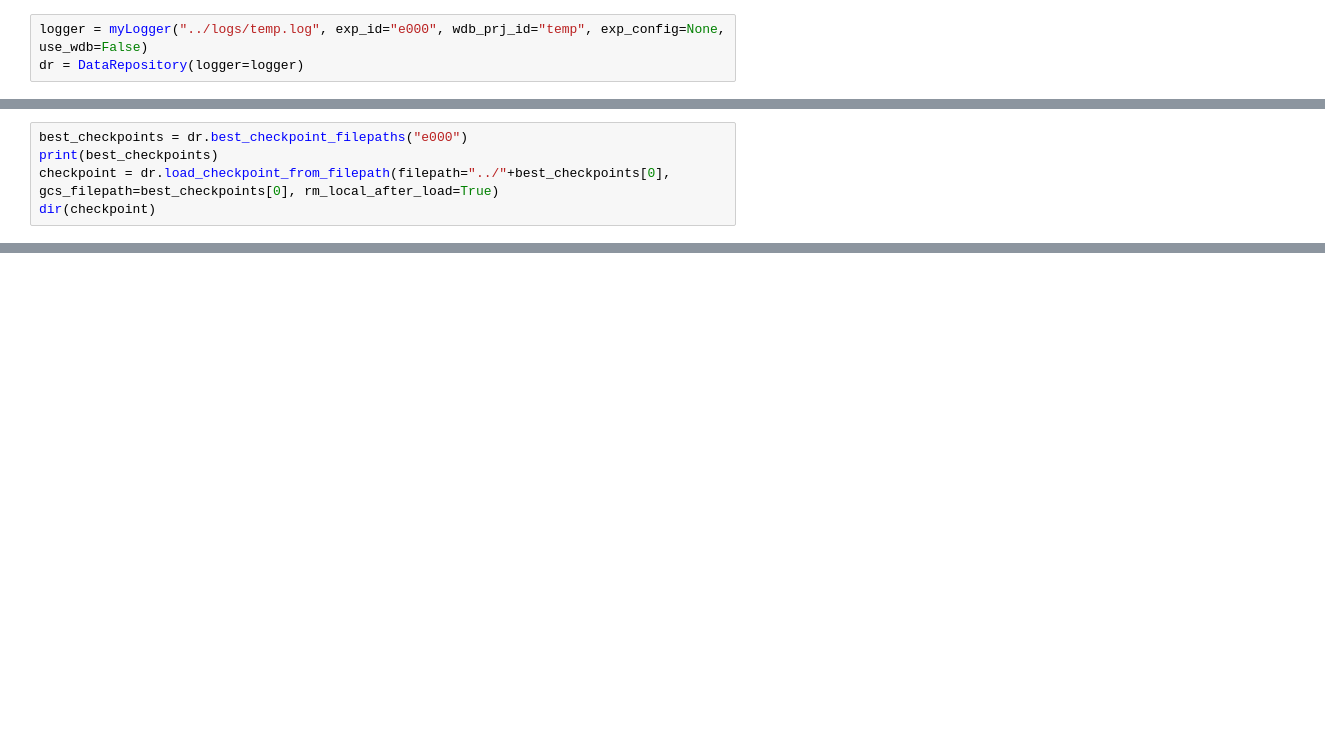
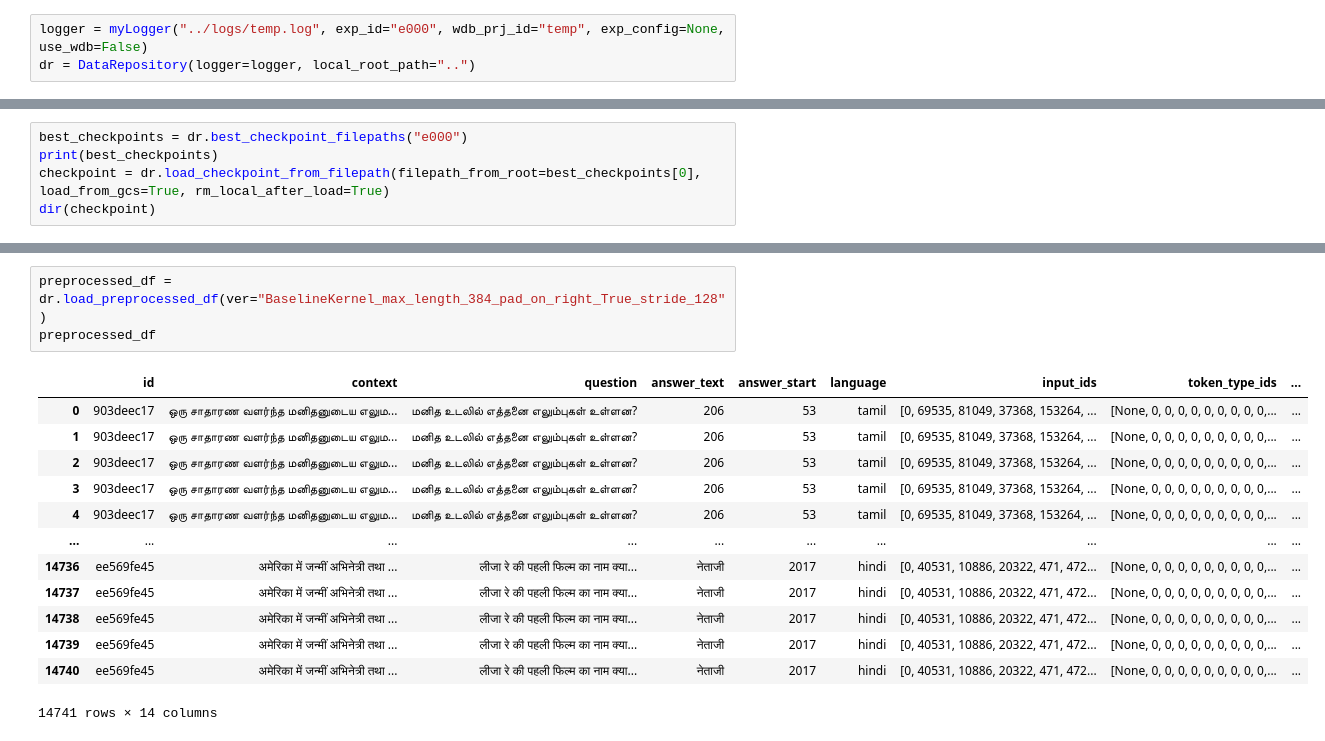
Before and after one commit to guchio3/kaggle-chaii-2021, a Jupyter notebook: notebooks/postprocess_debug.ipynb, the cells around one changed output, grey strips where cells are left out. Cells and saved outputs as stored; diff of their text form; blank space fills up the shorter version.

```diff
--- a/notebooks/postprocess_debug.ipynb
+++ b/notebooks/postprocess_debug.ipynb
@@ -38,4 +21,4 @@ dataclasses.FrozenInstanceError: cannot assign to field '__class__'
 # %%
 logger = myLogger("../logs/temp.log", exp_id="e000", wdb_prj_id="temp", exp_config=None, use_wdb=False)
-dr = DataRepository(logger=logger)
+dr = DataRepository(logger=logger, local_root_path="..")
 # %% [output]
@@ -46,6 +26,6 @@ dr = DataRepository(logger=logger)
 # %%
 best_checkpoints = dr.best_checkpoint_filepaths("e000")
 print(best_checkpoints)
-checkpoint = dr.load_checkpoint_from_filepath(filepath="../"+best_checkpoints[0], gcs_filepath=best_checkpoints[0], rm_local_after_load=True)
+checkpoint = dr.load_checkpoint_from_filepath(filepath_from_root=best_checkpoints[0], load_from_gcs=True, rm_local_after_load=True)
 dir(checkpoint)
 # %% [output]
@@ -61,0 +92,17 @@ TypeError: __init__() missing 2 required positional arguments: 'fold' and 'epoch
+# %%
+preprocessed_df = dr.load_preprocessed_df(ver="BaselineKernel_max_length_384_pad_on_right_True_stride_128")
+preprocessed_df
+# %% [output]
+|  | id | context | question | answer_text | answer_start | language | input_ids | token_type_ids | ... |
+| 0 | 903deec17 | ஒரு சாதாரண வளர்ந்த மனிதனுடைய எலும... | மனித உடலில் எத்தனை எலும்புகள் உள்ளன? | 206 | 53 | tamil | [0, 69535, 81049, 37368, 153264, ... | [None, 0, 0, 0, 0, 0, 0, 0, 0, 0,... | ... |
+| 1 | 903deec17 | ஒரு சாதாரண வளர்ந்த மனிதனுடைய எலும... | மனித உடலில் எத்தனை எலும்புகள் உள்ளன? | 206 | 53 | tamil | [0, 69535, 81049, 37368, 153264, ... | [None, 0, 0, 0, 0, 0, 0, 0, 0, 0,... | ... |
+| 2 | 903deec17 | ஒரு சாதாரண வளர்ந்த மனிதனுடைய எலும... | மனித உடலில் எத்தனை எலும்புகள் உள்ளன? | 206 | 53 | tamil | [0, 69535, 81049, 37368, 153264, ... | [None, 0, 0, 0, 0, 0, 0, 0, 0, 0,... | ... |
+| 3 | 903deec17 | ஒரு சாதாரண வளர்ந்த மனிதனுடைய எலும... | மனித உடலில் எத்தனை எலும்புகள் உள்ளன? | 206 | 53 | tamil | [0, 69535, 81049, 37368, 153264, ... | [None, 0, 0, 0, 0, 0, 0, 0, 0, 0,... | ... |
+| 4 | 903deec17 | ஒரு சாதாரண வளர்ந்த மனிதனுடைய எலும... | மனித உடலில் எத்தனை எலும்புகள் உள்ளன? | 206 | 53 | tamil | [0, 69535, 81049, 37368, 153264, ... | [None, 0, 0, 0, 0, 0, 0, 0, 0, 0,... | ... |
+| ... | ... | ... | ... | ... | ... | ... | ... | ... | ... |
+| 14736 | ee569fe45 | अमेरिका में जन्मीं अभिनेत्री तथा ... | लीजा रे की पहली फिल्म का नाम क्या... | नेताजी | 2017 | hindi | [0, 40531, 10886, 20322, 471, 472... | [None, 0, 0, 0, 0, 0, 0, 0, 0, 0,... | ... |
+| 14737 | ee569fe45 | अमेरिका में जन्मीं अभिनेत्री तथा ... | लीजा रे की पहली फिल्म का नाम क्या... | नेताजी | 2017 | hindi | [0, 40531, 10886, 20322, 471, 472... | [None, 0, 0, 0, 0, 0, 0, 0, 0, 0,... | ... |
+| 14738 | ee569fe45 | अमेरिका में जन्मीं अभिनेत्री तथा ... | लीजा रे की पहली फिल्म का नाम क्या... | नेताजी | 2017 | hindi | [0, 40531, 10886, 20322, 471, 472... | [None, 0, 0, 0, 0, 0, 0, 0, 0, 0,... | ... |
+| 14739 | ee569fe45 | अमेरिका में जन्मीं अभिनेत्री तथा ... | लीजा रे की पहली फिल्म का नाम क्या... | नेताजी | 2017 | hindi | [0, 40531, 10886, 20322, 471, 472... | [None, 0, 0, 0, 0, 0, 0, 0, 0, 0,... | ... |
+| 14740 | ee569fe45 | अमेरिका में जन्मीं अभिनेत्री तथा ... | लीजा रे की पहली फिल्म का नाम क्या... | नेताजी | 2017 | hindi | [0, 40531, 10886, 20322, 471, 472... | [None, 0, 0, 0, 0, 0, 0, 0, 0, 0,... | ... |
+14741 rows × 14 columns
```
Also changed, not shown: parts of 9 cells of this notebook, 4 other files.
